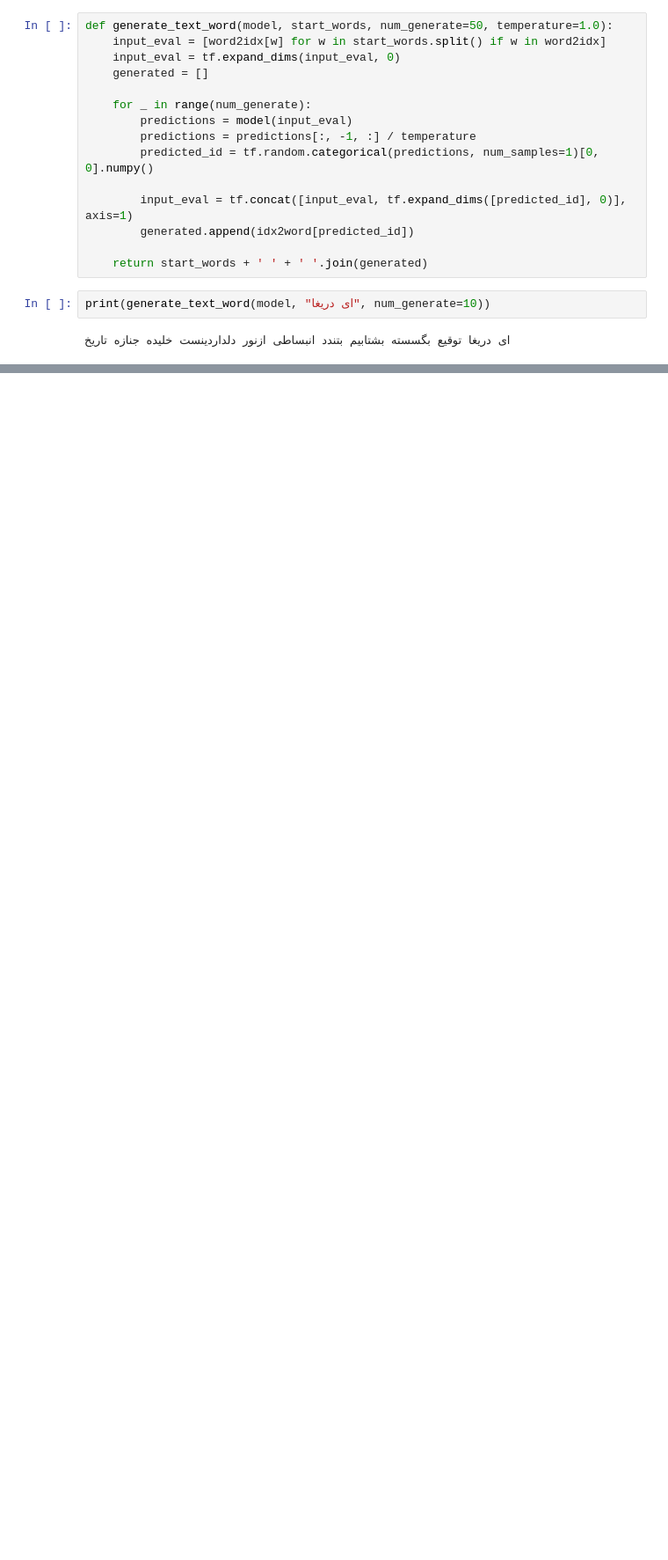
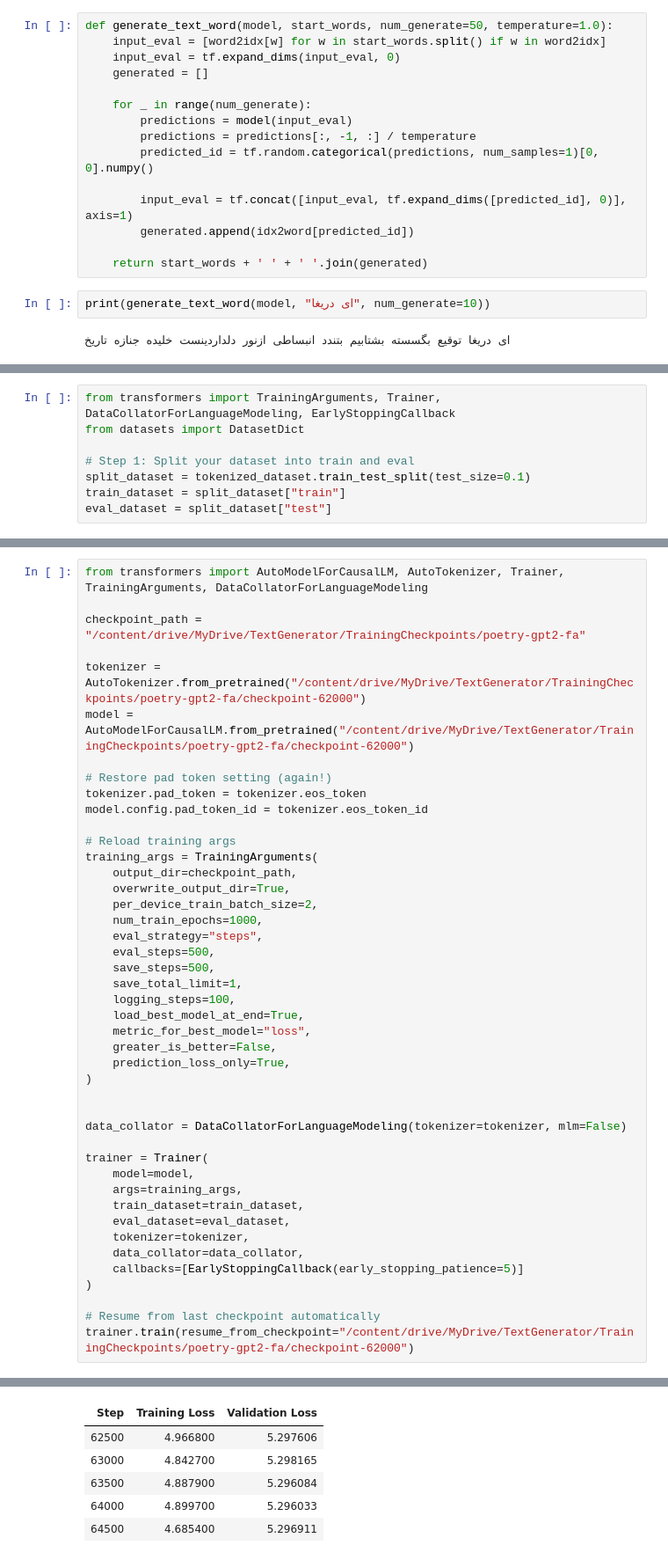
Before and after one commit to masoumehkhaleghian/TextGenerator, a Jupyter notebook: TextGenerator.ipynb, the cells around one changed output, grey strips where cells are left out. Shown at 88% size. Cells and saved outputs as stored; diff of their text form; blank space fills up the shorter version.

```diff
--- a/TextGenerator.ipynb
+++ b/TextGenerator.ipynb
@@ -1018,0 +1189,8 @@ print(generate_text_word(model, "ای دریغا", num_generate=10))
+# %%
+from transformers import TrainingArguments, Trainer, DataCollatorForLanguageModeling, EarlyStoppingCallback
+from datasets import DatasetDict
+
+# Step 1: Split your dataset into train and eval
+split_dataset = tokenized_dataset.train_test_split(test_size=0.1)
+train_dataset = split_dataset["train"]
+eval_dataset = split_dataset["test"]
@@ -1018,0 +1237,45 @@ print(generate_text_word(model, "ای دریغا", num_generate=10))
+# %%
+from transformers import AutoModelForCausalLM, AutoTokenizer, Trainer, TrainingArguments, DataCollatorForLanguageModeling
+
+checkpoint_path = "/content/drive/MyDrive/TextGenerator/TrainingCheckpoints/poetry-gpt2-fa"
+
+tokenizer = AutoTokenizer.from_pretrained("/content/drive/MyDrive/TextGenerator/TrainingCheckpoints/poetry-gpt2-fa/checkpoint-62000")
+model = AutoModelForCausalLM.from_pretrained("/content/drive/MyDrive/TextGenerator/TrainingCheckpoints/poetry-gpt2-fa/checkpoint-62000")
+
+# Restore pad token setting (again!)
+tokenizer.pad_token = tokenizer.eos_token
+model.config.pad_token_id = tokenizer.eos_token_id
+
+# Reload training args
+training_args = TrainingArguments(
+    output_dir=checkpoint_path,
+    overwrite_output_dir=True,
+    per_device_train_batch_size=2,
+    num_train_epochs=1000,
+    eval_strategy="steps",
+    eval_steps=500,
+    save_steps=500,
+    save_total_limit=1,
+    logging_steps=100,
+    load_best_model_at_end=True,
+    metric_for_best_model="loss",
+    greater_is_better=False,
+    prediction_loss_only=True,
+)
+
+
+data_collator = DataCollatorForLanguageModeling(tokenizer=tokenizer, mlm=False)
+
+trainer = Trainer(
+    model=model,
+    args=training_args,
+    train_dataset=train_dataset,
+    eval_dataset=eval_dataset,
+    tokenizer=tokenizer,
+    data_collator=data_collator,
+    callbacks=[EarlyStoppingCallback(early_stopping_patience=5)]
+)
+
+# Resume from last checkpoint automatically
+trainer.train(resume_from_checkpoint="/content/drive/MyDrive/TextGenerator/TrainingCheckpoints/poetry-gpt2-fa/checkpoint-62000")
+# %% [output]
@@ -1018,0 +1284,6 @@ print(generate_text_word(model, "ای دریغا", num_generate=10))
+| Step | Training Loss | Validation Loss |
+| 62500 | 4.966800 | 5.297606 |
+| 63000 | 4.842700 | 5.298165 |
+| 63500 | 4.887900 | 5.296084 |
+| 64000 | 4.899700 | 5.296033 |
+| 64500 | 4.685400 | 5.296911 |
```
Also changed, not shown: parts of 13 cells of this notebook.
